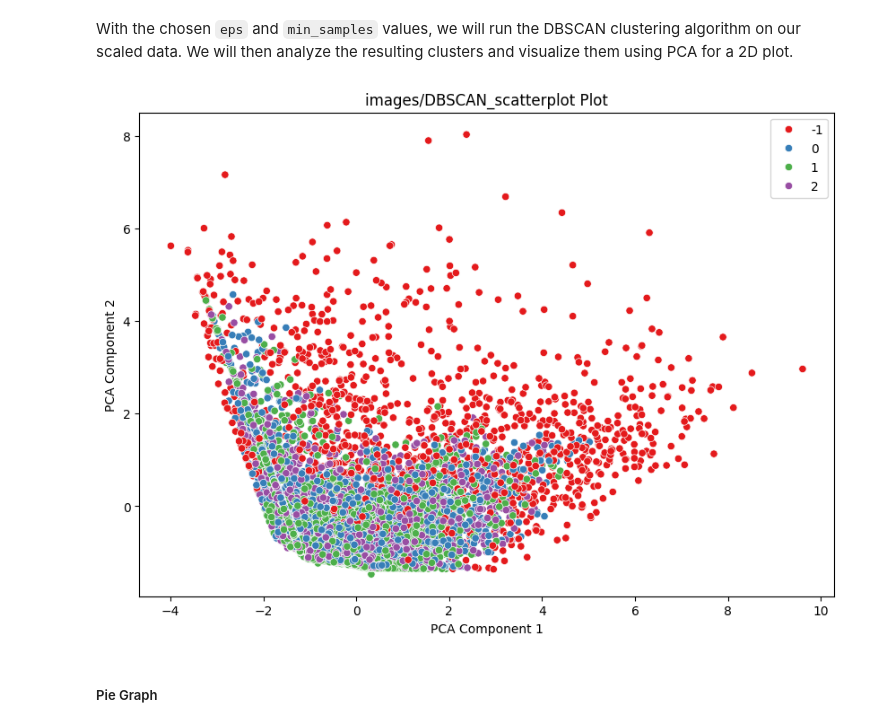
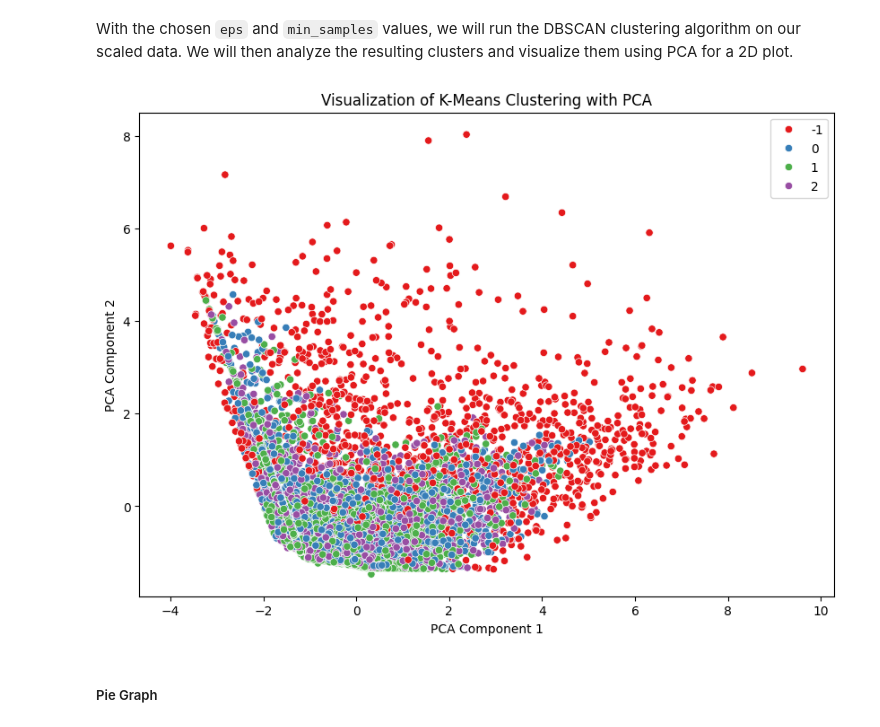
Before and after one commit to gpizzutoa/ShopEasy_281481, a Jupyter notebook: main.ipynb, the cells around one changed output. Drawn from its saved outputs; the diff is of its cells as text; code cells hidden in the pictures.

```diff
--- a/main.ipynb
+++ b/main.ipynb
@@ -1074,30 +1074,31 @@ With the chosen `eps` and `min_samples` values, we will run the DBSCAN clusterin
 # %%
 # Set new eps and min_samples values
 eps = 1.17
 
 # Initialize and fit DBSCAN
 dbscan = DBSCAN(eps=eps, min_samples=min_samples)
 dbscan.fit(scaled_df)
 
 # Add the cluster labels to the DataFrame
 cleaned_df['Cluster_Label'] = dbscan.labels_
 scaled_df['Cluster_Label'] = dbscan.labels_
 
 # Use PCA to reduce dimensions for visualization
 pca = PCA(n_components=2)
 X_pca = pca.fit_transform(scaled_df.drop(columns=['Cluster_Label']))
 
 # Plot the clusters
 plt.figure(figsize=(10, 7))
 sns.scatterplot(x=X_pca[:, 0], y=X_pca[:, 1], hue=scaled_df['Cluster_Label'], palette='Set1', legend='full')
 plt.title('DBSCAN Clustering with Adjusted Parameters')
 plt.xlabel('PCA Component 1')
 plt.ylabel('PCA Component 2')
 plt.legend(loc='best')
-plt.title('images/DBSCAN_scatterplot Plot')
+plt.title('Visualization of K-Means Clustering with PCA')
+plt.savefig('images/DBSCAN_scatterplot Plot')
 plt.show()
 # %% [output]
-[figure, old version]
+[figure, new version]
 # %% [markdown]
 ##### Pie Graph
 # %%
```
Also changed, not shown: parts of 1 cell of this notebook, 5 other files.
